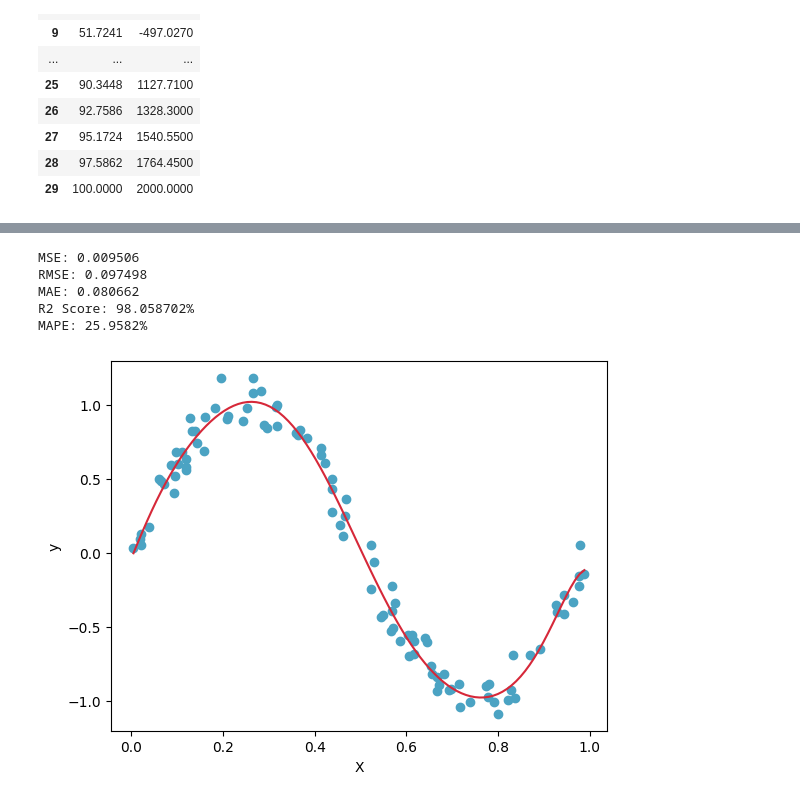
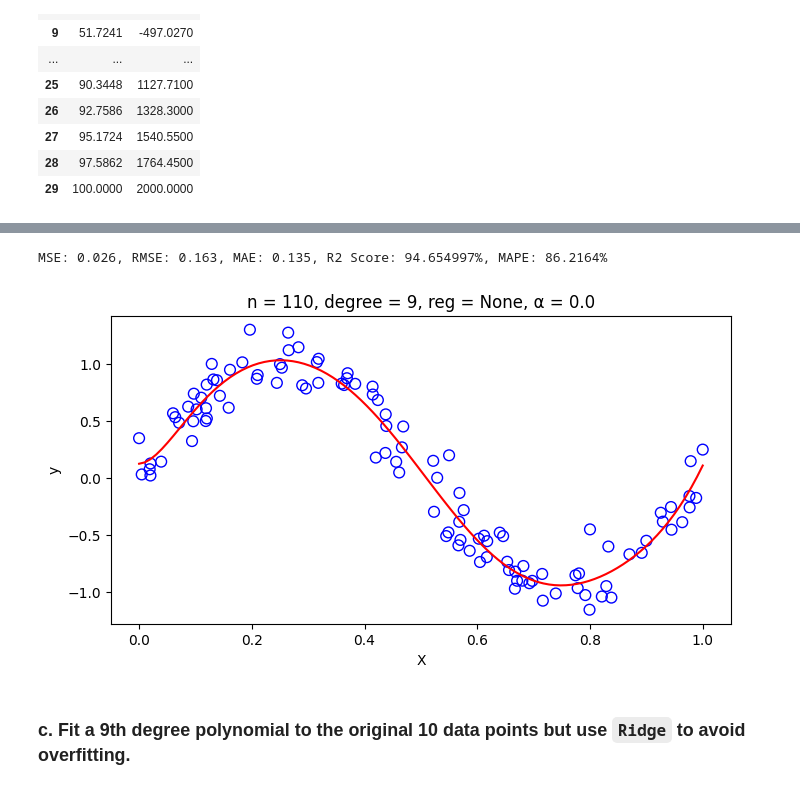
Before and after one commit to ngocngx/Machine-Learning, a Jupyter notebook: HW/hw5_regularized_linear_regression.ipynb, the cells around one changed output, grey strips where cells are left out. Cells and saved outputs as stored; diff of their text form; code cells hidden in the pictures.

```diff
--- a/HW/hw5_regularized_linear_regression.ipynb
+++ b/HW/hw5_regularized_linear_regression.ipynb
@@ -127,14 +141,0 @@ MAPE: 0.000361848%
-# %%
-X = np.array([0.01642963, 0.08342244, 0.10029394, 0.24082878, 0.29214753,
-              0.55219247, 0.58447607, 0.90371974, 0.92952932, 0.96193638])
-y = np.array([ 0.21301312,  0.56601113,  0.65329157,  0.83664456,  0.96270683,
-              -0.39589181, -0.47821268, -0.57853329, -0.33743546, -0.20516556])
-
-degrees = [0, 1, 3, 6, 9]
-
-# Plot the dataset
-for deg in degrees:
-    model = LinearRegression(degree=deg)
-    model.fit(X, y)
-    model.evaluate(X, y)
-    model.plot(X, y)
@@ -171,0 +146,3 @@ MAPE: 0.0462257%
+# %%
+data = pd.read_csv('../data/data_sine.csv')
+data
@@ -171,0 +161,4 @@ MAPE: 0.0462257%
+# %%
+X, y = data['X'].values, data['y'].values
+model = LinearRegression(degree=2)
+model.plot_data(X, y)
@@ -209,19 +214,18 @@ plt.show()
 # %%
+# Add 100 data points
 np.random.seed(0)
 
-# Generate dataset
-X = np.random.uniform(0, 1, 100)
-y = np.sin(2 * np.pi * X) + np.random.normal(0, 0.1, 100)
+# Extend X, y
+X_new = np.append(X, np.random.uniform(0, 1, 100))
+y_new = np.append(y, np.sin(2 * np.pi * X_new[-100:]) + np.random.normal(0, 0.15, 100))
 
 # Fit model
 model = LinearRegression(degree=9)
-model.fit(X, y)
-model.evaluate(X, y)
-model.plot(X, y)
+model.fit(X_new, y_new)
+model.evaluate(X_new, y_new)
+model.plot(X_new, y_new)
 # %% [output]
-MSE: 0.009506
-RMSE: 0.097498
-MAE: 0.080662
-R2 Score: 98.058702%
-MAPE: 25.9582%
+MSE: 0.026, RMSE: 0.163, MAE: 0.135, R2 Score: 94.654997%, MAPE: 86.2164%
-[figure, old version]
+[figure, new version]
+# %% [markdown]
+### c. Fit a 9th degree polynomial to the original 10 data points but use `Ridge` to avoid overfitting.
```
Also changed, not shown: parts of 19 cells of this notebook, 1 other file.
